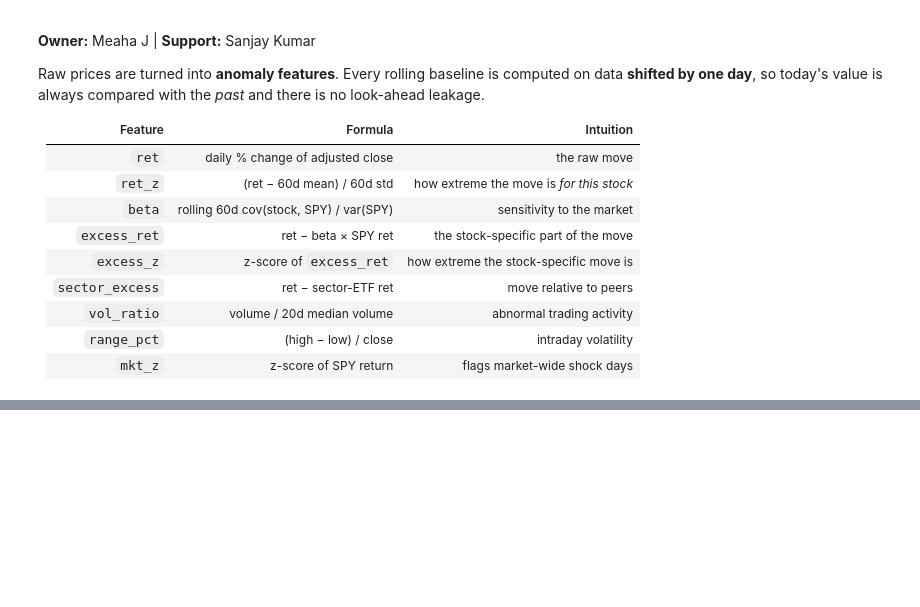
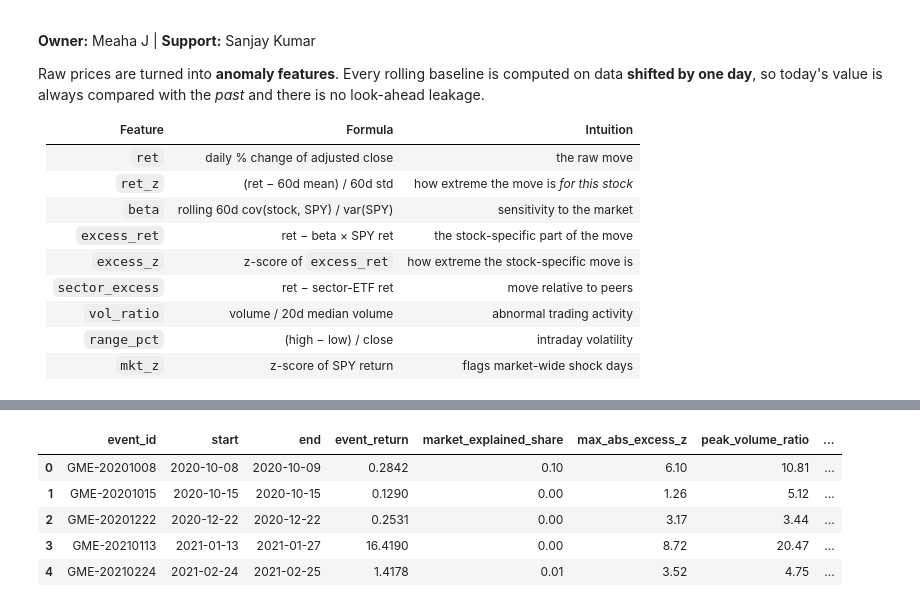
Before and after one commit to meaha711/team2_usd, a Jupyter notebook: AAI-520 Group 2.ipynb, the cells around one changed output, grey strips where cells are left out. Drawn from its saved outputs; the diff is of its cells as text; code cells hidden in the pictures; blank space fills up the shorter version.

```diff
--- a/AAI-520 Group 2.ipynb
+++ b/AAI-520 Group 2.ipynb
@@ -526,0 +581,26 @@ plot_overview("GME", eda_df)
+# %%
+def _day_score(row, cfg):
+    excess_z, ret_z, vol = np.nan_to_num(
+        [row["excess_z"], row["ret_z"], row["vol_ratio"]])
+    return (0.35 * min(abs(excess_z) / cfg.excess_z, 3)
+            + 0.35 * min(abs(ret_z) / cfg.ret_z, 3)
+            + 0.30 * min(vol / cfg.volume_ratio, 3))
+# %%
+def flag_days(df, cfg):
+    """Boolean mask of individually anomalous trading days."""
+    return ((df["ret_z"].abs() >= cfg.ret_z)
+            | (df["excess_z"].abs() >= cfg.excess_z)
+            | ((df["vol_ratio"] >= cfg.volume_ratio)
+               & (df["ret"].abs() >= cfg.min_abs_ret)))
+# %%
+def _pump_dump_shape(df, start_pos, end_pos, cfg):
+    """Detect a sharp run-up followed by a sharp drawdown."""
+    base = df["close"].iloc[max(start_pos - 1, 0)]
+    search = df["close"].iloc[start_pos:min(end_pos + 6, len(df))]
+    peak_pos = df.index.get_loc(search.idxmax())
+    peak = df["close"].iloc[peak_pos]
+    after = df["close"].iloc[peak_pos + 1:peak_pos + 21]
+    run_up = peak / base - 1
+    drawdown = (after.min() / peak - 1) if len(after) else 0.0
+    is_pd = run_up >= cfg.pump_runup and drawdown <= cfg.dump_drawdown
+    return bool(is_pd), float(run_up), float(drawdown)
@@ -526,0 +662,13 @@ plot_overview("GME", eda_df)
+# %%
+eda_events = detect_anomalies("GME", eda_df, DetectorConfig())
+# %%
+pd.DataFrame(eda_events)[["event_id", "start", "end", "event_return",
+                          "market_explained_share", "max_abs_excess_z",
+                          "peak_volume_ratio", "pump_dump_shape", "score"]]
+# %% [output]
+|  | event_id | start | end | event_return | market_explained_share | max_abs_excess_z | peak_volume_ratio | ... |
+| 0 | GME-20201008 | 2020-10-08 | 2020-10-09 | 0.2842 | 0.10 | 6.10 | 10.81 | ... |
+| 1 | GME-20201015 | 2020-10-15 | 2020-10-15 | 0.1290 | 0.00 | 1.26 | 5.12 | ... |
+| 2 | GME-20201222 | 2020-12-22 | 2020-12-22 | 0.2531 | 0.00 | 3.17 | 3.44 | ... |
+| 3 | GME-20210113 | 2021-01-13 | 2021-01-27 | 16.4190 | 0.00 | 8.72 | 20.47 | ... |
+| 4 | GME-20210224 | 2021-02-24 | 2021-02-25 | 1.4178 | 0.01 | 3.52 | 4.75 | ... |
```
Also changed, not shown: parts of 19 cells of this notebook.
